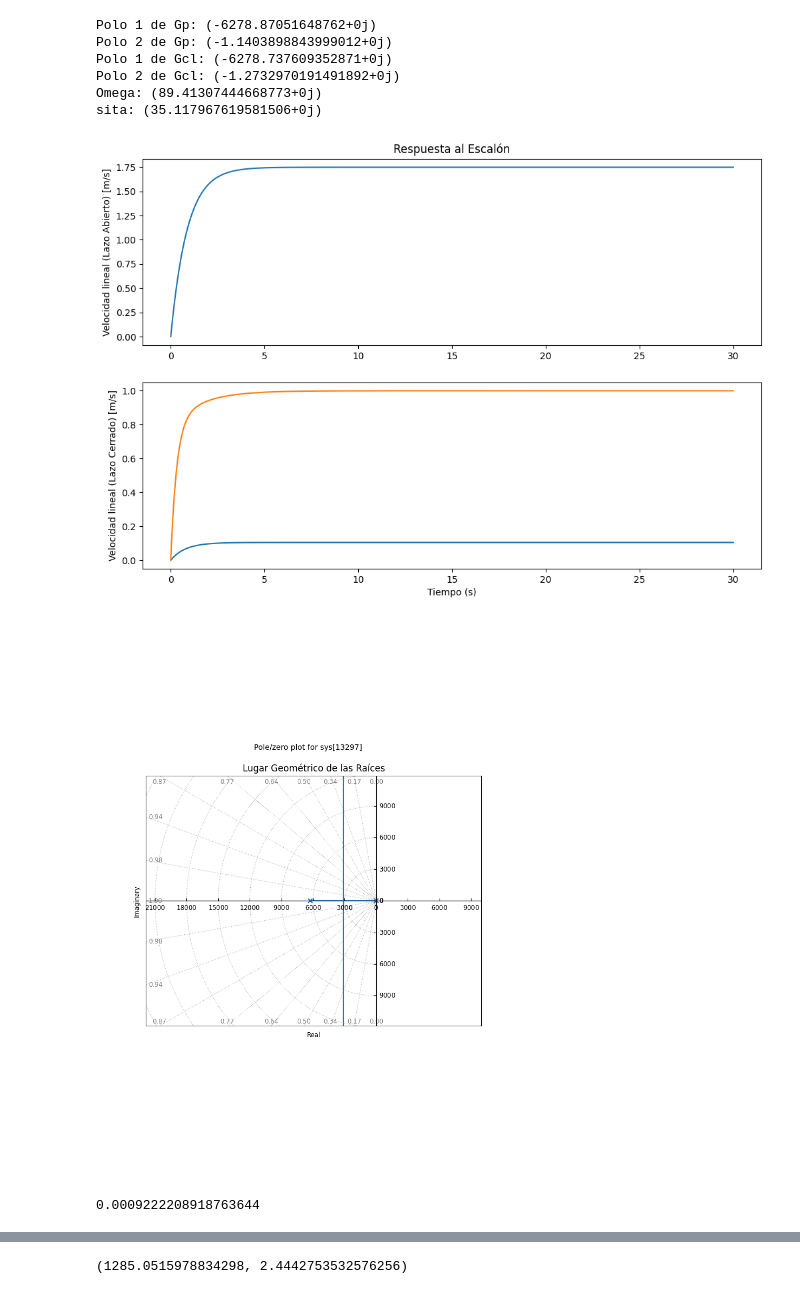
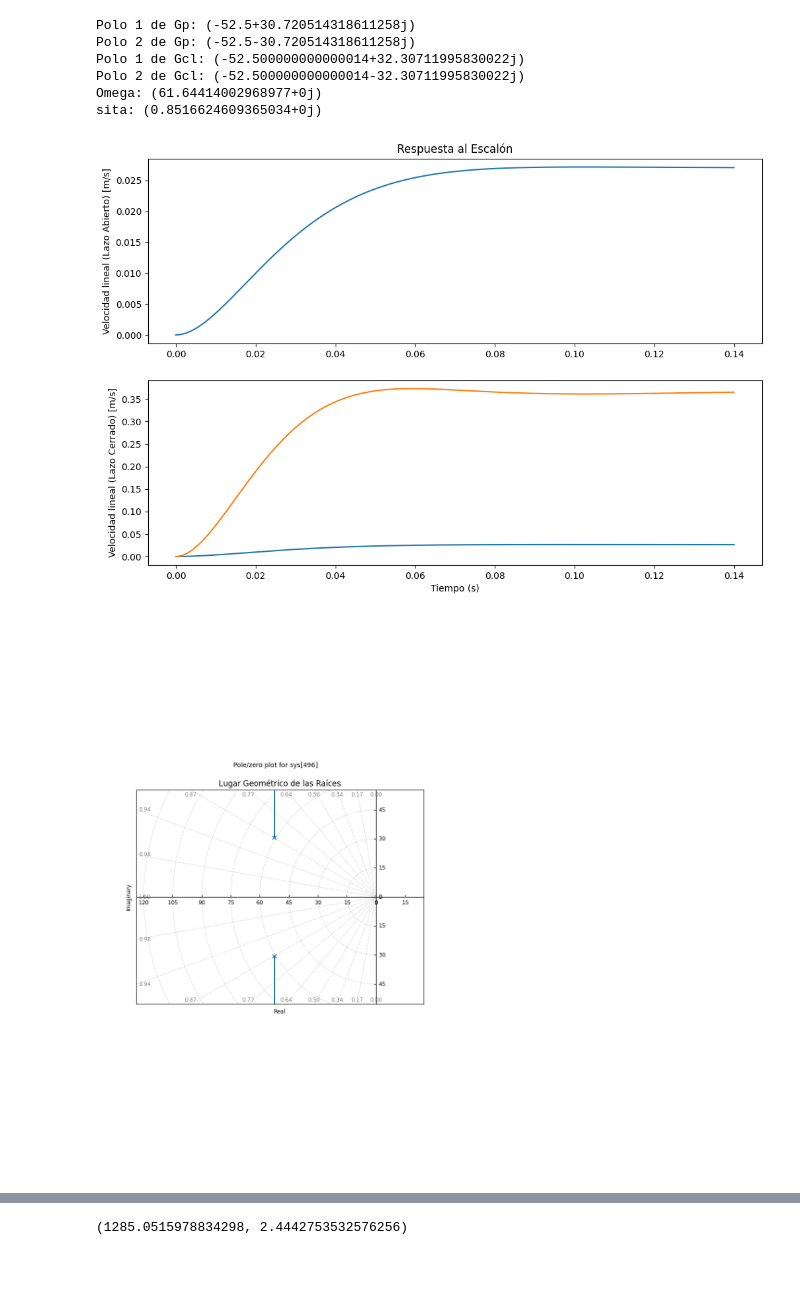
Before and after one commit to IvanLeiCas22/SistemasDeControl, a Jupyter notebook: LGR_2024.ipynb, the cells around one changed output, grey strips where cells are left out. Saved outputs shown, nothing was run; the diff lists cells and outputs as text; code cells hidden in the pictures; blank space fills up the shorter version.

```diff
--- a/LGR_2024.ipynb
+++ b/LGR_2024.ipynb
@@ -27,13 +27,29 @@ import math
 from scipy.optimize import minimize
 
 # Parámetros del motor en SI
-R = 0.628                # Ohm                 --> R   = resistencia en bornes
-L = 0.10 * (10**(-3))    # mH a H              --> L   = inductancia en bornes
+#R = 0.628                # Ohm                 --> R   = resistencia en bornes
+#L = 0.10 * (10**(-3))    # mH a H              --> L   = inductancia en bornes
+#Jm = 60.2 * (10**(-7))   # g*cm^2 a kg*m^2     --> Jm  = inercia del rotor
+#B = 10**(-5)             # N*m*rad/s           --> B   = fricción mecánica
+#kf = 25.5 * (10**(-3))   # mV*s/rad a V*s/rad  --> k1  = constante de FEM
+#kb = 25.5 * (10**(-3))   # mN*m/A a N*m/A      --> k2  = constante de par
+#n = 1/10                 #                     --> n   = relacion de transmision
+
+R = 1                # Ohm                 --> R   = resistencia en bornes
+L = 0.01    # mH a H              --> L   = inductancia en bornes
 Jm = 60.2 * (10**(-7))   # g*cm^2 a kg*m^2     --> Jm  = inercia del rotor
-B = 10**(-5)             # N*m*rad/s           --> B   = fricción mecánica
-kf = 25.5 * (10**(-3))   # mV*s/rad a V*s/rad  --> k1  = constante de FEM
-kb = 25.5 * (10**(-3))   # mN*m/A a N*m/A      --> k2  = constante de par
-n = 1/10                 #                     --> n   = relacion de transmision
+B = 0.01             # N*m*rad/s           --> B   = fricción mecánica
+kf = 0.1   # mV*s/rad a V*s/rad  --> k1  = constante de FEM
+kb = 0.1   # mN*m/A a N*m/A      --> k2  = constante de par
+n = 0.5                 #                     --> n   = relacion de transmision
+
+kf = 0.8  # Constante de par motor (N*m/A)
+kb = 0.8  # Constante de fuerza electromotriz (V/(rad/s))
+R = 1.0   # Resistencia de armadura (ohm)
+L = 0.01  # Inductancia de armadura (H)
+B = 0.1   # Coeficiente de fricción viscosa (N*m/(rad/s))
+n = 0.5   # Relación de reducción de la transmisión
+r = 0.05  # Radio del rodillo motriz (m)
 
 # Parámetros de la cinta, rodillos y carga
 Radio_Rodillos = 0.06/2                           # m         --> Diametro de cada rodillo (x2)
@@ -57,9 +73,12 @@ MOI_object = (Masa_Cinta + Carga) * (Radio_Rodillos**2)
 MOI_sumatoria = MOI_rollers + MOI_object + MOI_gearbox                         # Kg*m^2   --> Momento de inercia de todo junto menos el motor
 Jeq = (Jm + (n**2) * MOI_sumatoria)                                            # Kg*m^2   --> Momento de inercia de todo el sistema
 
+Jeq = 0.02
+
 # Función de transferencia de la planta
 s = ctrl.TransferFunction.s
-Gp = (kf * n * Radio_Rodillos) / (Jeq*L*(s**2) + (Jeq*R + B*L)*s + B*R + kf*kb)
+#Gp = (kf * n * Radio_Rodillos) / (Jeq*L*(s**2) + (Jeq*R + B*L)*s + B*R + kf*kb)
+Gp = (kf * n * r) / (Jeq*L*(s**2) + (Jeq*R + B*L)*s + B*R + kf*kb)
 
 # Otra forma
 #nc = [kf * n * Radio_Rodillos]
@@ -98,8 +117,11 @@ Gp = (kf * n * Radio_Rodillos) / (Jeq*L*(s**2) + (Jeq*R + B*L)*s + B*R + kf*kb)
 # Kp = 20  # Ajustar según necesidades
 # Ki = 20  # Ajustar según necesidades
 # Kd = 1   # Ajustar según necesidades
+#T = 3;
+#L = 0.1;
+
 Kp = 20  # Ajustar según necesidades
-Ki = 15  # Ajustar según necesidades
+Ki = 10  # Ajustar según necesidades
 Kd = 0   # Ajustar según necesidades
 C = ctrl.TransferFunction([Kd, Kp, Ki], [1, 0])
 
@@ -112,11 +134,11 @@ print("Polo 1 de Gp:", poles[0])
 print("Polo 2 de Gp:", poles[1])
 
 # Tiempos para simular
-t = np.linspace(0, 30, 1000)
+t = np.linspace(0, 0.14, 1000)
 
 # Respuesta al escalón en LA
 t, y_open_loop = ctrl.step_response(Gp, t)
-y_open_loop *= 15
+#y_open_loop *= 15
 
 # Otra forma
 #A = 18
@@ -139,42 +161,38 @@ print("sita:", sita)
 t, y_closed_loop = ctrl.step_response(Gcl, t)
 
 # Respuesta al escalón PID
 t, y_PID = ctrl.step_response(Gpid, t)
 
 # Respuestas en función del tiempo
 plt.figure(figsize=(12, 8))
 
 plt.subplot(2, 1, 1)
 plt.plot(t, y_open_loop)
 plt.title('Respuesta al Escalón')
 plt.ylabel('Velocidad lineal (Lazo Abierto) [m/s]')
 
 plt.subplot(2, 1, 2)
 plt.plot(t, y_closed_loop)
 plt.ylabel('Velocidad lineal (Lazo Cerrado) [m/s]')
 plt.xlabel('Tiempo (s)')
 
 plt.subplot(2, 1, 2)
 plt.plot(t, y_PID)
 plt.ylabel('Velocidad lineal (Lazo Cerrado) [m/s]')
 plt.xlabel('Tiempo (s)')
 
 # Gráfica del LGR
 plt.figure(figsize=(8, 6))
 ctrl.root_locus(Gp, plot=True, grid=True)
 plt.title('Lugar Geométrico de las Raíces')
 
 plt.show()
 # %% [output]
-Polo 1 de Gp: (-6278.87051648762+0j)
-Polo 2 de Gp: (-1.1403898843999012+0j)
-Polo 1 de Gcl: (-6278.737609352871+0j)
-Polo 2 de Gcl: (-1.2732970191491892+0j)
-Omega: (89.41307444668773+0j)
-sita: (35.117967619581506+0j)
+Polo 1 de Gp: (-52.5+30.720514318611258j)
+Polo 2 de Gp: (-52.5-30.720514318611258j)
+Polo 1 de Gcl: (-52.500000000000014+32.30711995830022j)
+Polo 2 de Gcl: (-52.500000000000014-32.30711995830022j)
+Omega: (61.64414002968977+0j)
+sita: (0.8516624609365034+0j)
-[figure, old version]
+[figure, new version]
-[figure, old version]
+[figure, new version]
-# %%
-Jeq
-# %% [output]
-0.0009222208918763644
```
Also changed, not shown: parts of 3 cells of this notebook.
